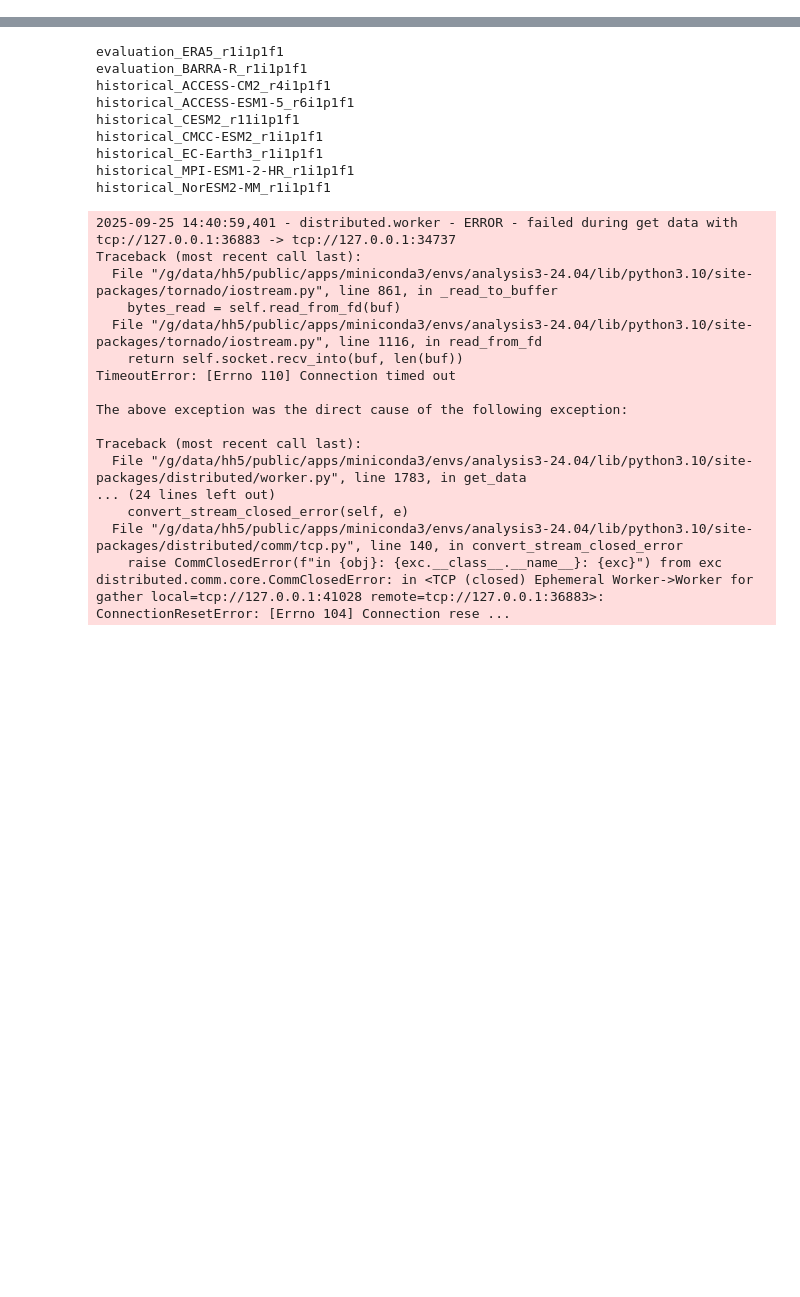
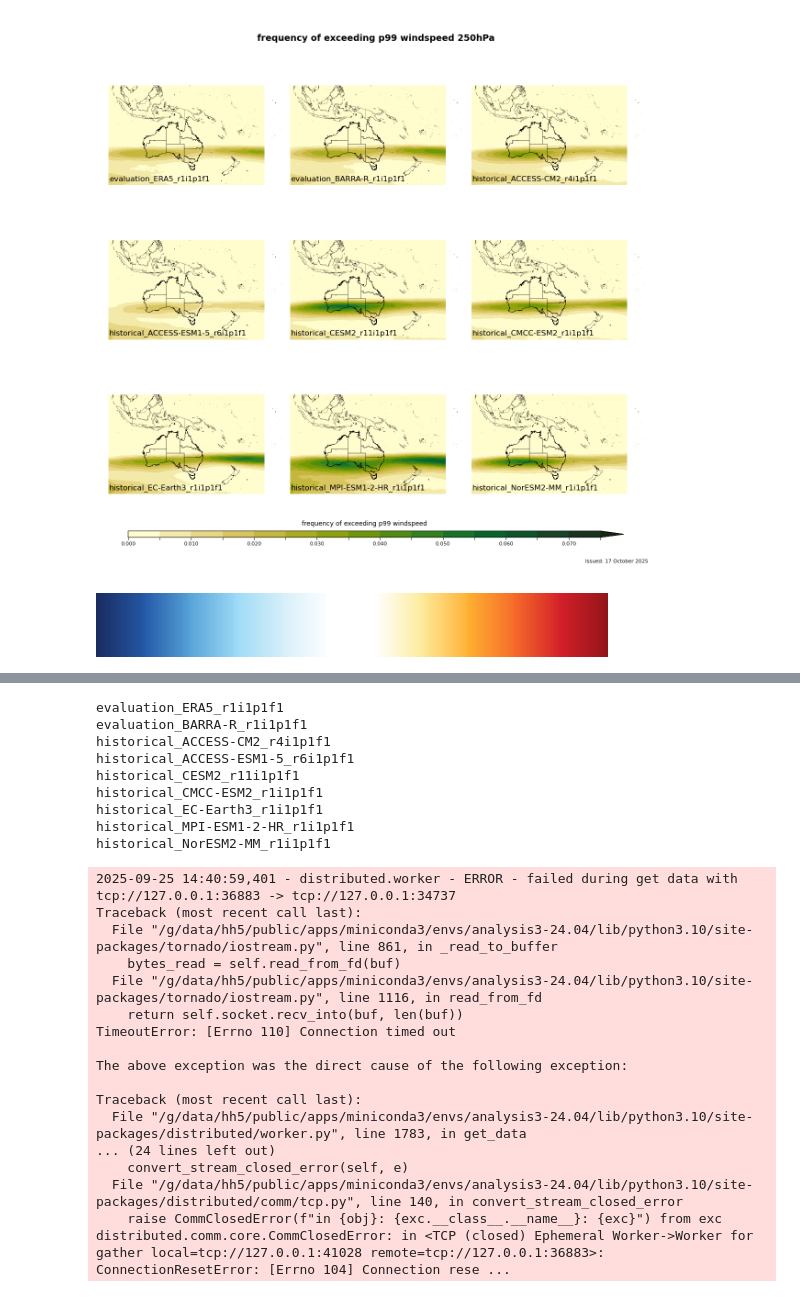
Before and after one commit to xenct/turbulence_AUSCAT, a Jupyter notebook: CAT_evaluation.ipynb, the cells around one changed output, grey strips where cells are left out. Saved outputs shown, nothing was run; the diff lists cells and outputs as text; code cells hidden in the pictures; blank space fills up the shorter version.

```diff
--- a/CAT_evaluation.ipynb
+++ b/CAT_evaluation.ipynb
@@ -303,20 +264,0 @@ INFO:flox:_choose_engine: Choosing 'flox'
-# %%
-months = [9,10,11]
-for run in list_historical:
-    plt.figure()
-    plt.title(f"{run} in month {months}")
-    evaluation = list_evaluation[1]
-    for year in np.arange(1990,2009):
-        sns.lineplot(data = ds.sel({"run":evaluation[:24]}).where(ds.time.dt.month.isin(months),drop=True).sel({"time":f"{year}"}).mean("time"), x="windspeed", y="quantile", color="r", alpha=0.1)
-    for year in np.arange(1990,2009):
-        sns.lineplot(data = ds.sel({"run":run[:24]}).where(ds.time.dt.month.isin(months),drop=True).sel({"time":f"{year}"}).mean("time"), x="windspeed", y="quantile", color="k", alpha=0.1)
-    sns.ecdfplot(data = ds.sel({"run":evaluation[:24]}).where(ds.time.dt.month.isin(months),drop=True).mean("time")["windspeed"], color="r", label=evaluation)
-    sns.ecdfplot(data = ds.sel({"run":run[:24]}).where(ds.time.dt.month.isin(months),drop=True).mean("time")["windspeed"], color="k", label=run)
-
-    # calculate pvalue
-    ks_statistic, pvalue = stats.ks_2samp(ds.sel({"run":evaluation[:24]}).where(ds.time.dt.month.isin(months),drop=True).resample({"time":"YE"}).mean()["windspeed"].values.flatten(),
-                                          ds.sel({"run":run[:24]}).where(ds.time.dt.month.isin(months),drop=True).resample({"time":"YE"}).mean()["windspeed"].values.flatten(),)
-    # print(f"{run}: pvalue {pvalue:.3f}, ks_stat = {ks_statistic}")
-    # add pvalue to plot
-    plt.text(x=0.7, y=0.2, s= f"pvalue = {pvalue:.3f}", transform = plt.gca().transAxes)
-    plt.legend()
@@ -366,0 +267,4 @@ Data variables:
+# %%
+ds = xr.open_dataset("/scratch/v46/gt3409/turbulence_AUSCAT/windspeed-ann-freq-above-p99_mapped.nc")
+ds = ds.sel({"time":baseline_time_slice, "lon":lon_slice, })
+ds
@@ -366,0 +284,28 @@ Data variables:
+# %%
+fig, axs = plot_acs_hazard_multi(nrows=3,
+                      ncols=3,
+                      ds_list=[ds.sel(run=run[:27])[f"{turbulence_index}"].mean("time")
+                               for run in list_evaluation+ list_historical],
+                      mask_not_australia=False,
+                      ticks=np.arange(0, 0.08, 0.005),
+                      tick_interval=2,
+                      cbar_extend="max",
+                      cbar_label=f"frequency of exceeding p99 {turbulence_index}",
+                      figsize=(12,12),
+                      title=f"frequency of exceeding p99 {turbulence_index} 250hPa",
+                      subplot_titles=[run for run in list_evaluation+ list_historical],
+                      xlim=(88.04 , 207.9),
+                      ylim=(-53.58 , 13.63),
+                      coastlines=True,
+                      projection=ccrs.PlateCarree(130),
+                      cmap=cmap_dict["ipcc_wind_seq"],
+                      watermark="",
+                      show_copyright=False,
+                     );
+# %% [output]
+[figure, added]
+# %%
+cmap_dict["anom"].set_bad("grey")
+cmap_dict["anom"]
+# %% [output]
+[figure, added]
```
Also changed, not shown: parts of 31 cells of this notebook.
